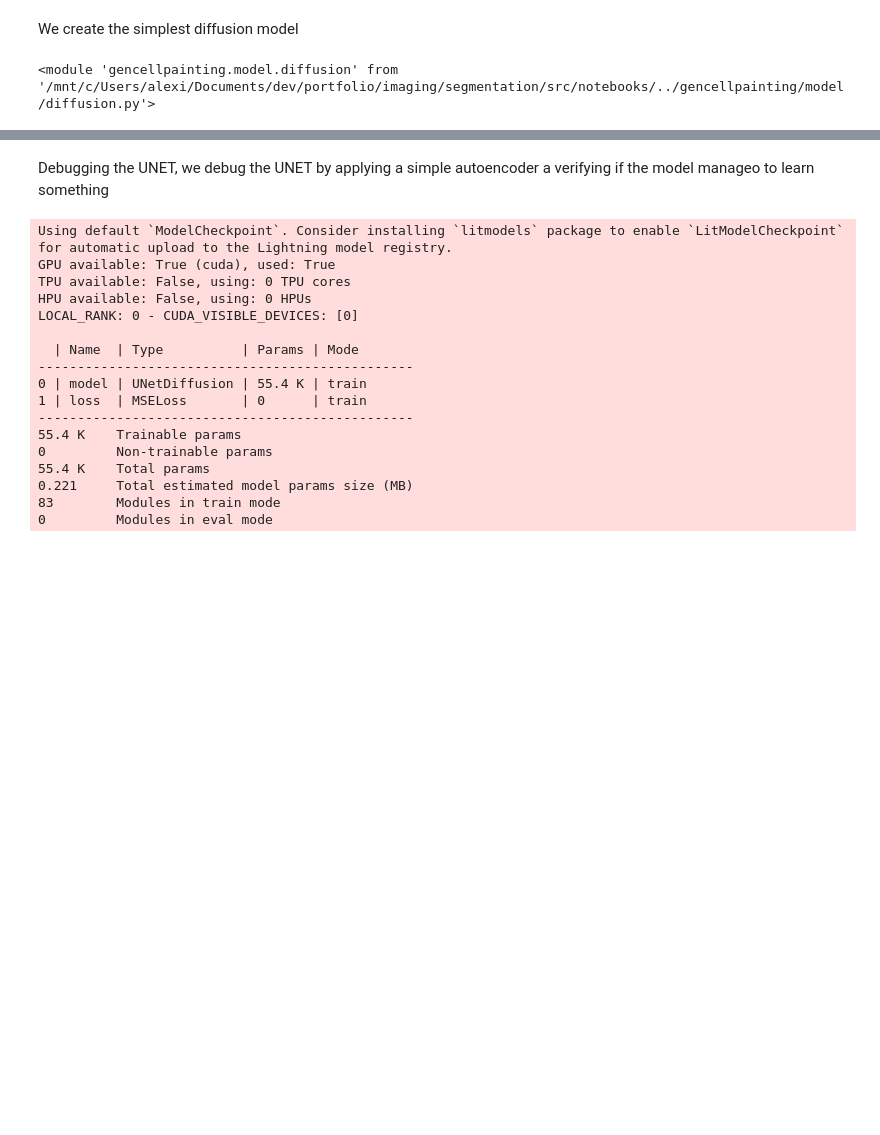
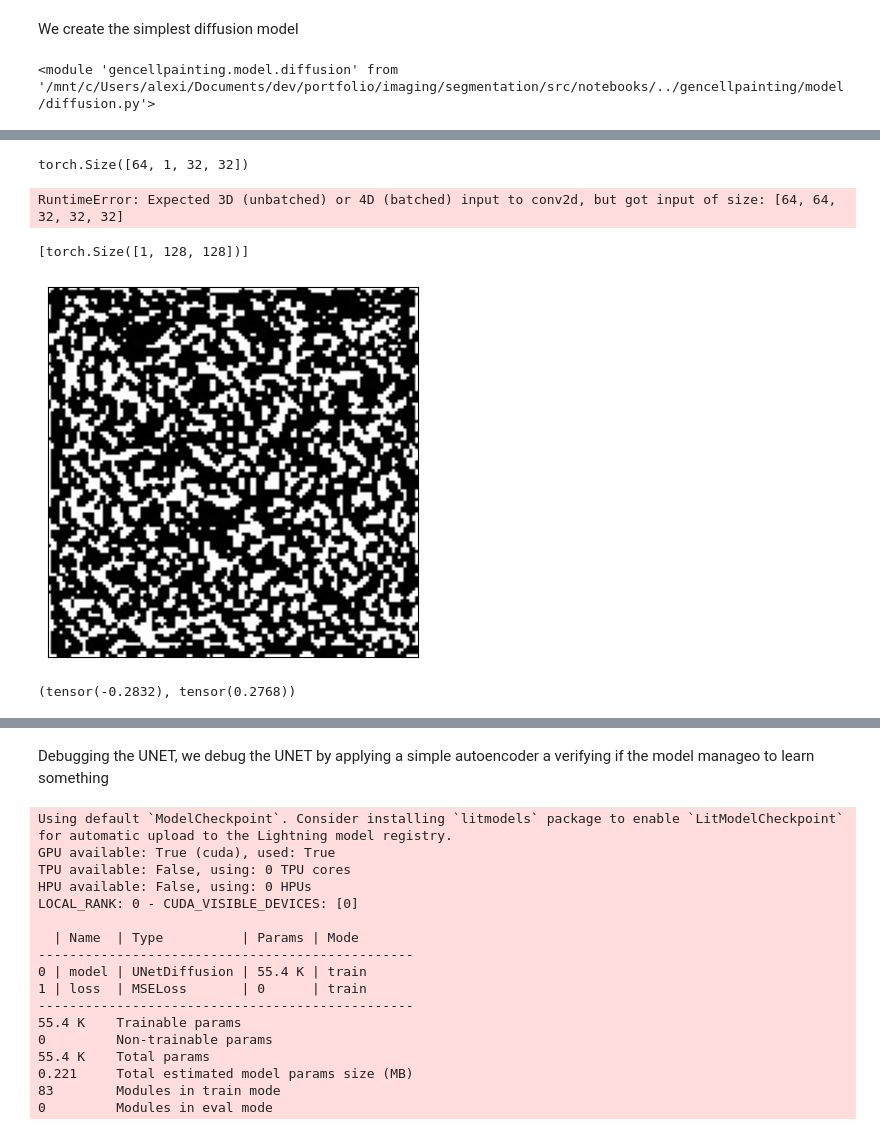
Before and after one commit to adelabriere/portfolio-cellpainting-gen, a Jupyter notebook: src/notebooks/gen_ai_reconstruction.ipynb, the cells around one changed output, grey strips where cells are left out. Cells and saved outputs as stored; diff of their text form; code cells hidden in the pictures; blank space fills up the shorter version.

```diff
--- a/src/notebooks/gen_ai_reconstruction.ipynb
+++ b/src/notebooks/gen_ai_reconstruction.ipynb
@@ -588,7 +614,7 @@ if os.path.isdir(plogs):
     shutil.rmtree(plogs)
 tb_logger = L.pytorch.loggers.TensorBoardLogger(save_dir = PATH_LOGS, name=NAME_MODEL)
 
-trainer_diff_mnist = L.Trainer(max_epochs=10,accelerator="gpu",devices=1, logger=tb_logger)
+trainer_diff_mnist = L.Trainer(max_epochs=100,accelerator="gpu",devices=1, logger=tb_logger)
 trainer_diff_mnist.fit(diffusion,dl_mnist)
 # %% [output]
 Using default `ModelCheckpoint`. Consider installing `litmodels` package to enable `LitModelCheckpoint` for automatic upload to the Lightning model registry.
@@ -613,0 +653,26 @@ NameError: name 'exit' is not defined
+# %%
+dbug_unet = DBUGDIFF.UnetDbug(dim = 32,
+        init_dim=None,
+        out_dim=None,
+        dim_mults=(1, 2, 4, 8),
+        channels=1,
+        with_time_emb=True,
+        resnet_block_groups=8,
+        use_convnext=True,
+        convnext_mult=2
+    )
+
+diffusion = DIF.DiffusionProcess(1,time_dim=TIME_CHANNELS,nsteps=NSTEPS,\
+                                 model=dbug_unet, learning_rate=1e-4, include_time_emb=False)
+# %%
+
+NAME_MODEL = "DIFF_UNETDBUG_MNIST"
+PATH_LOGS = os.path.join(os.getcwd(),"log_tensorboard")
+
+plogs = os.path.join(PATH_LOGS,NAME_MODEL)
+if os.path.isdir(plogs):
+    shutil.rmtree(plogs)
+tb_logger = L.pytorch.loggers.TensorBoardLogger(save_dir = PATH_LOGS, name=NAME_MODEL)
+
+trainer_diff_mnist = L.Trainer(max_epochs=100,accelerator="gpu",devices=1, logger=tb_logger)
+trainer_diff_mnist.fit(diffusion,dl_mnist)
@@ -613,0 +698,21 @@ NameError: name 'exit' is not defined
+# %%
+bab.shape
+# %% [output]
+torch.Size([64, 1, 32, 32])
+# %%
+sim_time = diffusion.time_model(torch.arange(BATCH_SIZE)[:,None])
+diffusion.model(bab,sim_time)
+# %% [output]
+RuntimeError: Expected 3D (unbatched) or 4D (batched) input to conv2d, but got input of size: [64, 64, 32, 32, 32]
+# %%
+img,i_imgs = diffusion.generate_images(n=1, return_intermediate=True)
+# %%
+plot_cellpainting_image(i_imgs[19][0])
+# %% [output]
+[torch.Size([1, 128, 128])]
+[figure, added]
+# %%
+sidx = 15
+i_imgs[sidx].min(),i_imgs[sidx].max()
+# %% [output]
+(tensor(-0.2832), tensor(0.2768))
```
Also changed, not shown: parts of 27 cells of this notebook, 30 other files.
